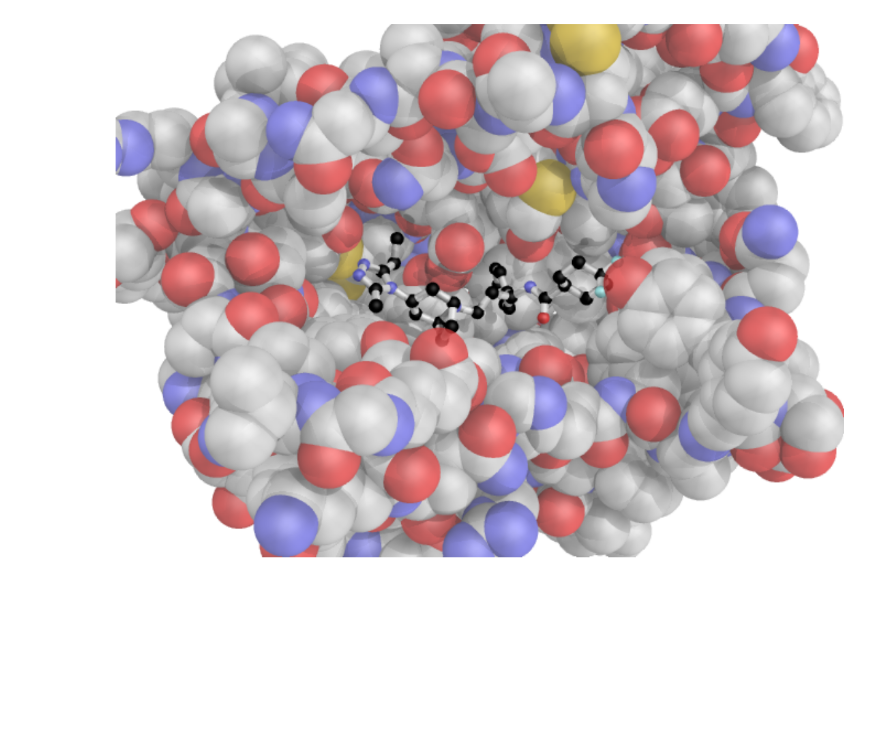
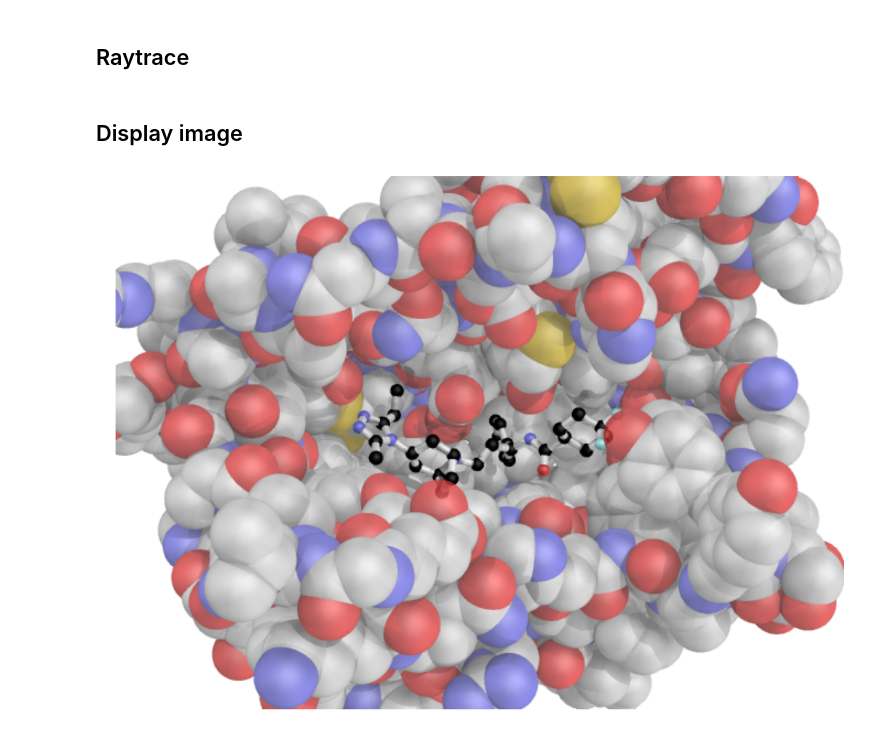
Before and after one commit to cxhernandez/ipymol, a Jupyter notebook: examples/Example1.ipynb, the cells around one changed output. Cells and saved outputs as stored; diff of their text form; code cells hidden in the pictures; blank space fills up the shorter version.

```diff
--- a/examples/Example1.ipynb
+++ b/examples/Example1.ipynb
@@ -8,0 +16,3 @@ pymol.do('fetch 4MBS')
+# %%
+pymol.remove('chain A')
+pymol.remove('solvent')
@@ -11,4 +63,2 @@ pymol.do('bg white; remove chain A; remove solvent; select ligand, resn MRV; as
-# %%
-fig = pymol.show()
-# %% [output]
-[figure, removed]
+# %% [markdown]
+## Raytrace
@@ -14,0 +67,6 @@ fig = pymol.show()
+# %% [markdown]
+## Display image
+# %%
+pymol.display()
+# %% [output]
+[figure, added]
```
Also changed, not shown: parts of 15 cells of this notebook, 2 other files.
